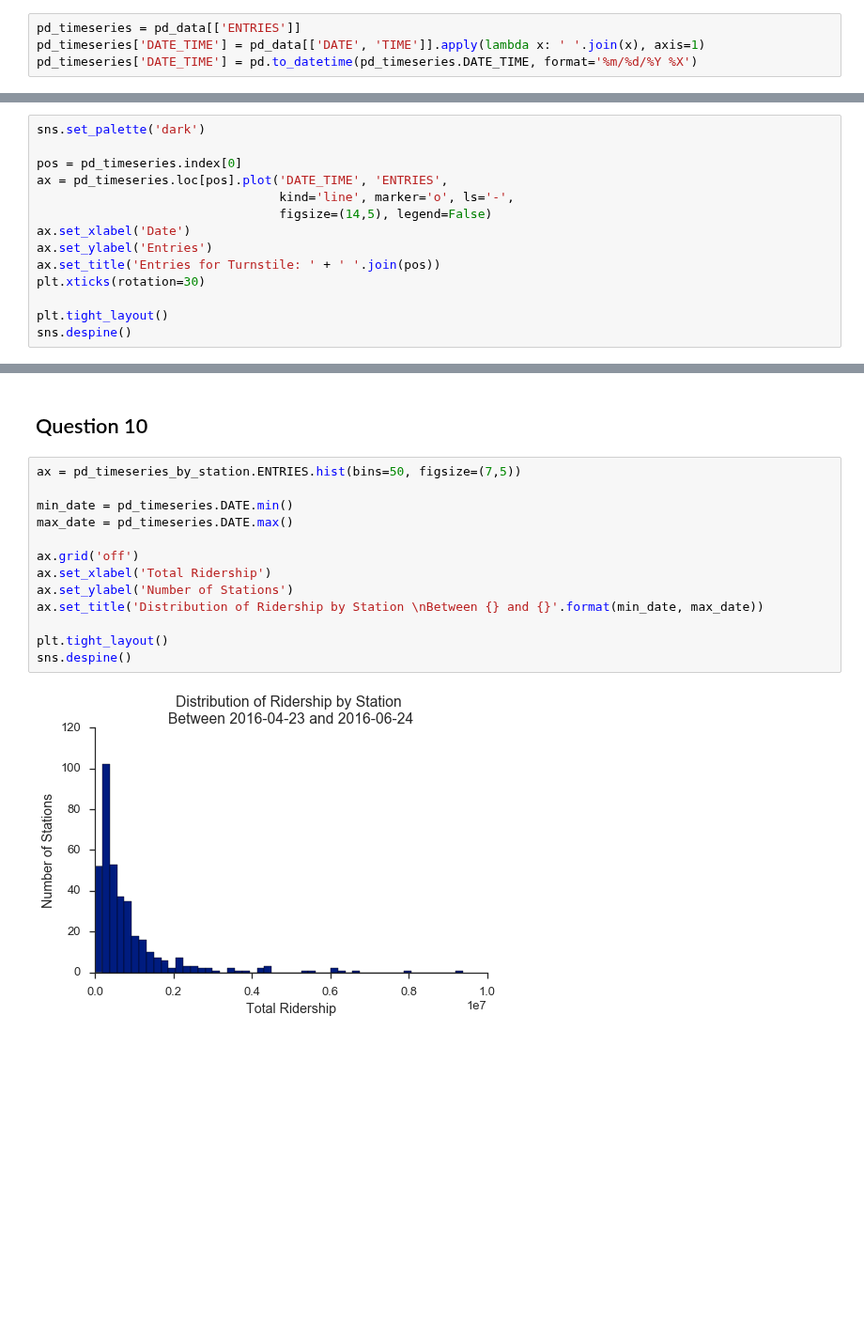
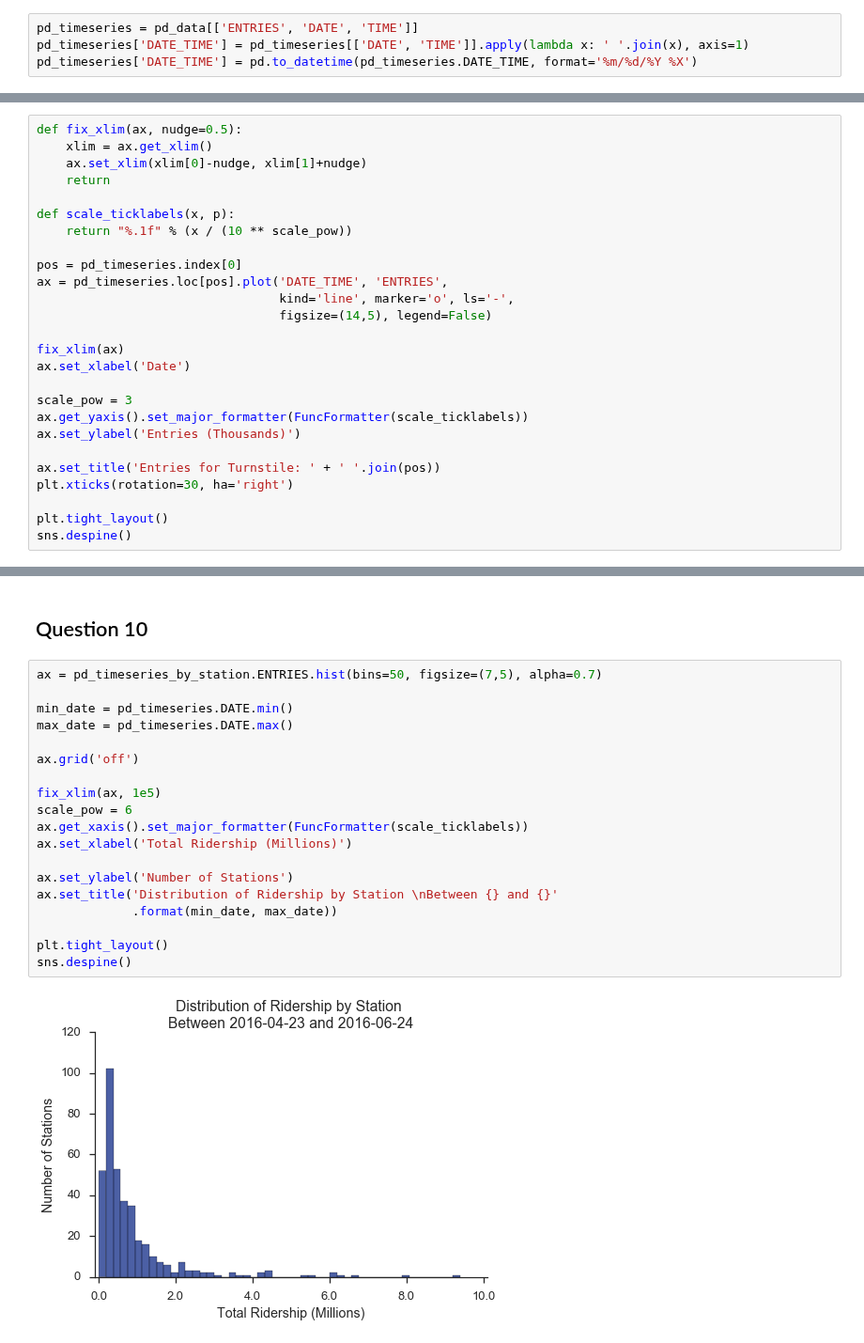
Before and after one commit to robinsones/dsp, a Jupyter notebook: challenges/submissions/01-benson/michelle/Challenge_1.ipynb, the cells around one changed output, grey strips where cells are left out. Shown at 94% size. Drawn from its saved outputs; the diff is of its cells as text; blank space fills up the shorter version.

```diff
--- a/challenges/submissions/01-benson/michelle/Challenge_1.ipynb
+++ b/challenges/submissions/01-benson/michelle/Challenge_1.ipynb
@@ -141,8 +144,8 @@ for i in range(10):
 # %% [markdown]
 ### With Pandas
 # %%
-pd_timeseries = pd_data[['ENTRIES']]
-pd_timeseries['DATE_TIME'] = pd_data[['DATE', 'TIME']].apply(lambda x: ' '.join(x), axis=1)
+pd_timeseries = pd_data[['ENTRIES', 'DATE', 'TIME']]
+pd_timeseries['DATE_TIME'] = pd_timeseries[['DATE', 'TIME']].apply(lambda x: ' '.join(x), axis=1)
 pd_timeseries['DATE_TIME'] = pd.to_datetime(pd_timeseries.DATE_TIME, format='%m/%d/%Y %X')
 # %% [output]
 A value is trying to be set on a copy of a slice from a DataFrame.
@@ -273,16 +276,28 @@ Most counts were acquired every four hours
 
 The remaining questions were performed on Pandas data.
 # %%
-sns.set_palette('dark')
+def fix_xlim(ax, nudge=0.5):
+    xlim = ax.get_xlim()
+    ax.set_xlim(xlim[0]-nudge, xlim[1]+nudge)
+    return
+
+def scale_ticklabels(x, p):
+    return "%.1f" % (x / (10 ** scale_pow))
 
 pos = pd_timeseries.index[0]
 ax = pd_timeseries.loc[pos].plot('DATE_TIME', 'ENTRIES',
                                  kind='line', marker='o', ls='-',
                                  figsize=(14,5), legend=False)
+
+fix_xlim(ax)
 ax.set_xlabel('Date')
-ax.set_ylabel('Entries')
+
+scale_pow = 3
+ax.get_yaxis().set_major_formatter(FuncFormatter(scale_ticklabels))
+ax.set_ylabel('Entries (Thousands)')
+
 ax.set_title('Entries for Turnstile: ' + ' '.join(pos))
-plt.xticks(rotation=30)
+plt.xticks(rotation=30, ha='right')
 
 plt.tight_layout()
 sns.despine()
@@ -464,20 +489,26 @@ pd_timeseries_by_station.head(n=10)
 # %% [markdown]
 ## Question 10
 # %%
-ax = pd_timeseries_by_station.ENTRIES.hist(bins=50, figsize=(7,5))
+ax = pd_timeseries_by_station.ENTRIES.hist(bins=50, figsize=(7,5), alpha=0.7)
 
 min_date = pd_timeseries.DATE.min()
 max_date = pd_timeseries.DATE.max()
 
 ax.grid('off')
-ax.set_xlabel('Total Ridership')
+
+fix_xlim(ax, 1e5)
+scale_pow = 6
+ax.get_xaxis().set_major_formatter(FuncFormatter(scale_ticklabels))
+ax.set_xlabel('Total Ridership (Millions)')
+
 ax.set_ylabel('Number of Stations')
-ax.set_title('Distribution of Ridership by Station \nBetween {} and {}'.format(min_date, max_date))
+ax.set_title('Distribution of Ridership by Station \nBetween {} and {}'
+             .format(min_date, max_date))
 
 plt.tight_layout()
 sns.despine()
 # %% [output]
-[figure, old version]
+[figure, new version]
 # %%
 n_stations = 10
 
```
Also changed, not shown: parts of 7 cells of this notebook.
